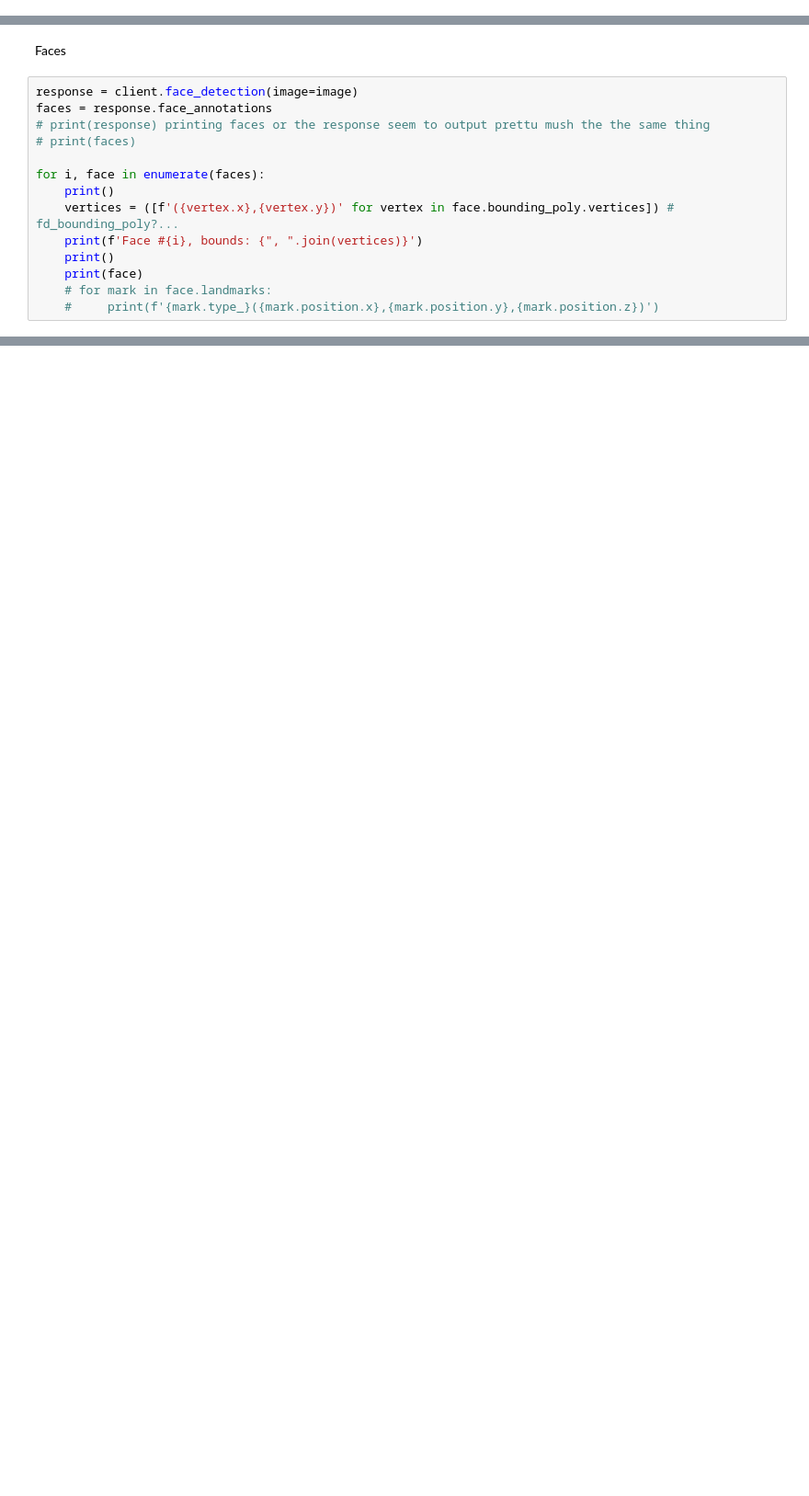
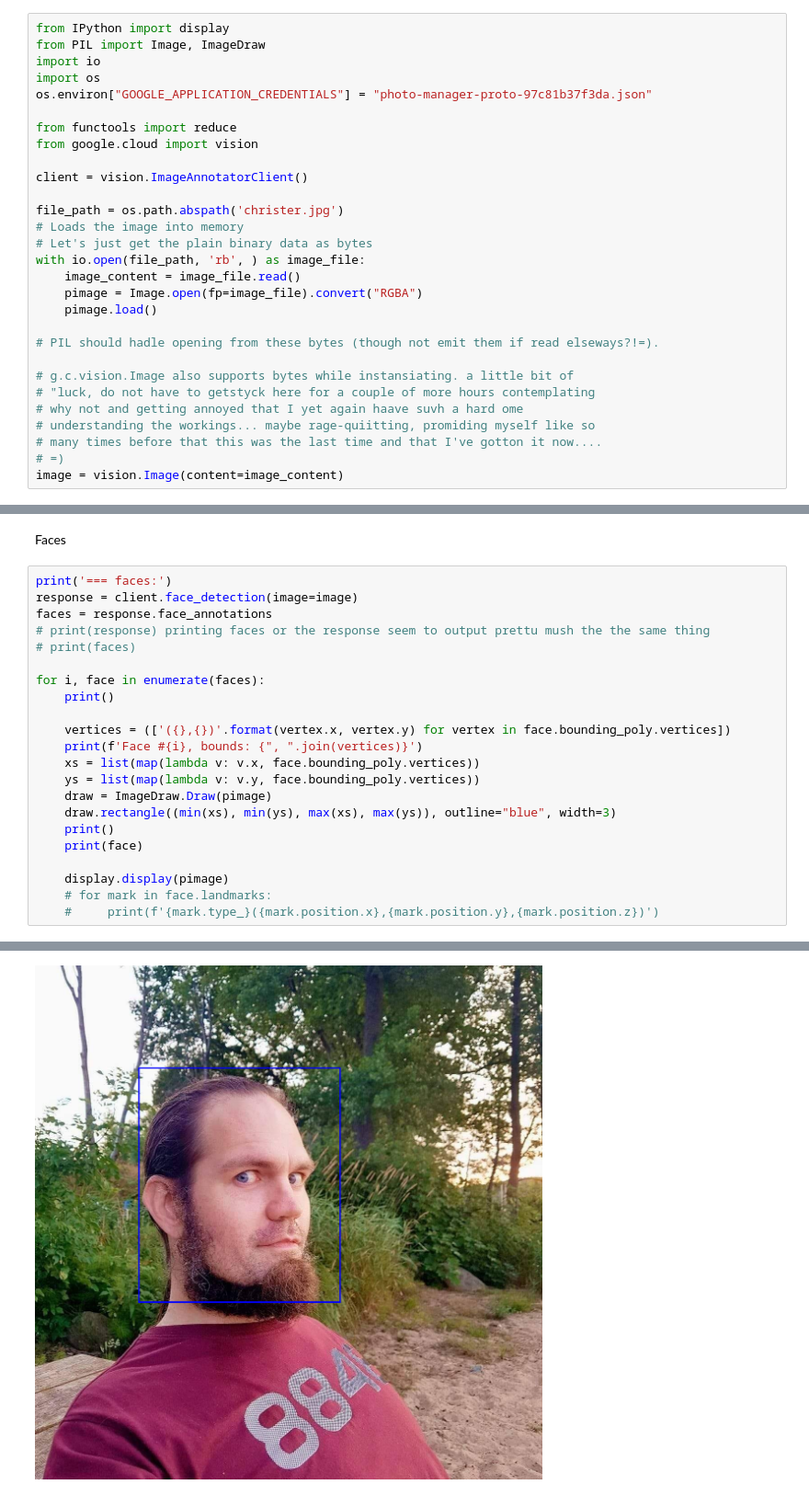
Before and after one commit to jesperol/PhotoManagerProto, a Jupyter notebook: workbook.ipynb, the cells around one changed output, grey strips where cells are left out. Shown at 92% size. Cells and saved outputs as stored; diff of their text form; blank space fills up the shorter version.

Commit message:
Finally got my little quickteset wprking on a rudimenal level. Too Tired.

```diff
--- a/workbook.ipynb
+++ b/workbook.ipynb
@@ -18,0 +3,29 @@ image = vision.Image(content=image_content)
+# %%
+from IPython import display
+from PIL import Image, ImageDraw
+import io
+import os
+os.environ["GOOGLE_APPLICATION_CREDENTIALS"] = "photo-manager-proto-97c81b37f3da.json"
+
+from functools import reduce
+from google.cloud import vision
+
+client = vision.ImageAnnotatorClient()
+
+file_path = os.path.abspath('christer.jpg')
+# Loads the image into memory
+# Let's just get the plain binary data as bytes
+with io.open(file_path, 'rb', ) as image_file:
+    image_content = image_file.read()
+    pimage = Image.open(fp=image_file).convert("RGBA")
+    pimage.load()
+
+# PIL should hadle opening from these bytes (though not emit them if read elseways?!=).
+
+# g.c.vision.Image also supports bytes while instansiating. a little bit of
+# "luck, do not have to getstyck here for a couple of more hours contemplating
+# why not and getting annoyed that I yet again haave suvh a hard ome
+# understanding the workings... maybe rage-quiitting, promiding myself like so
+# many times before that this was the last time and that I've gotton it now....
+# =)
+image = vision.Image(content=image_content)
@@ -51,6 +87,7 @@ for landmark in landmarks:
 # %% [markdown]
 Faces
 # %%
+print('=== faces:')
 response = client.face_detection(image=image)
 faces = response.face_annotations
 # print(response) printing faces or the response seem to output prettu mush the the same thing
@@ -58,9 +95,17 @@ faces = response.face_annotations
 
 for i, face in enumerate(faces):
     print()
-    vertices = ([f'({vertex.x},{vertex.y})' for vertex in face.bounding_poly.vertices]) # fd_bounding_poly?...
+
+    vertices = (['({},{})'.format(vertex.x, vertex.y) for vertex in face.bounding_poly.vertices])
     print(f'Face #{i}, bounds: {", ".join(vertices)}')
+    xs = list(map(lambda v: v.x, face.bounding_poly.vertices))
+    ys = list(map(lambda v: v.y, face.bounding_poly.vertices))
+    draw = ImageDraw.Draw(pimage)
+    draw.rectangle((min(xs), min(ys), max(xs), max(ys)), outline="blue", width=3)
     print()
     print(face)
+
+    display.display(pimage)
     # for mark in face.landmarks:
     #     print(f'{mark.type_}({mark.position.x},{mark.position.y},{mark.position.z})')
+# %% [output]
@@ -66,0 +129 @@ for i, face in enumerate(faces):
+[figure, added]
```
Also changed, not shown: parts of 7 cells of this notebook, 3 other files.
